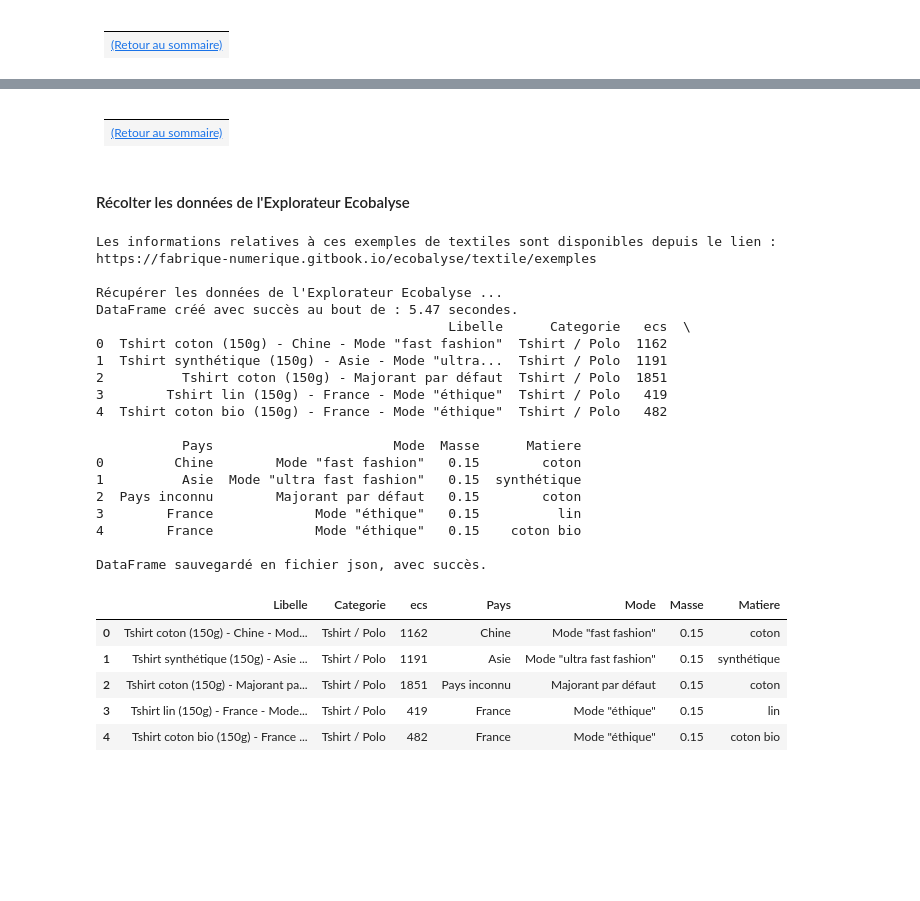
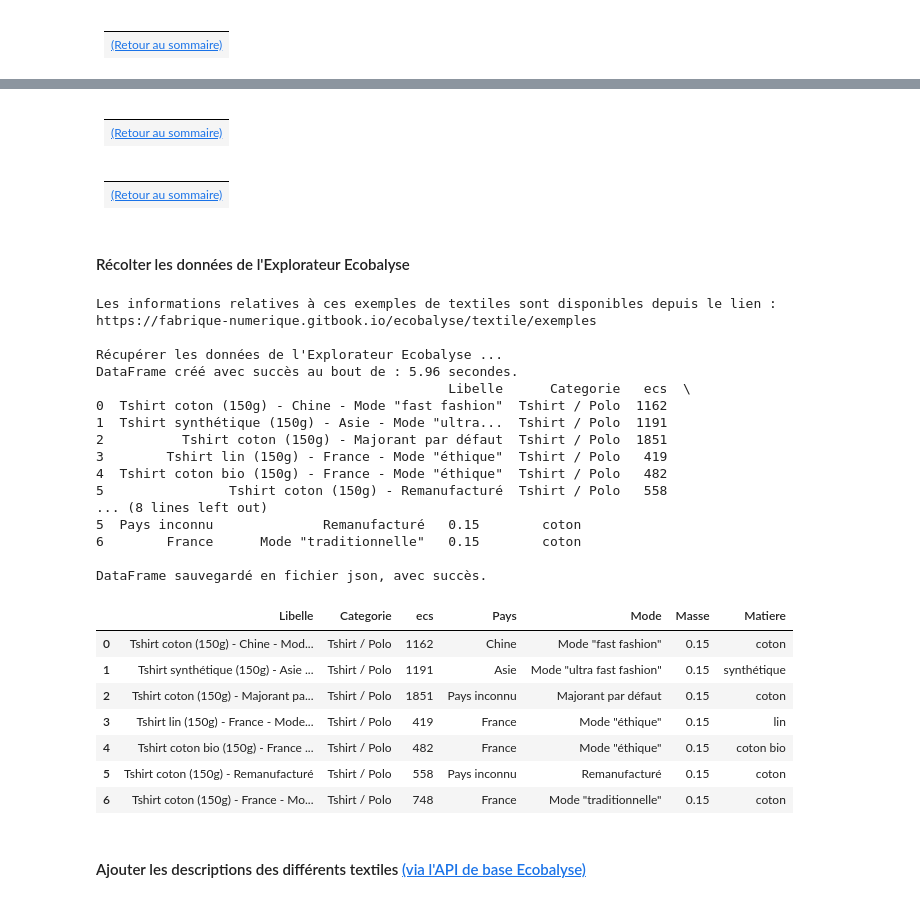
Before and after one commit to dte-thierry/prj_ECOBALYSE, a Jupyter notebook: notebooks/PRJ-ECOBALYSE-01-WEB_SCRAPING1_v0-20.ipynb, the cells around one changed output, grey strips where cells are left out. Saved outputs shown, nothing was run; the diff lists cells and outputs as text; code cells hidden in the pictures; blank space fills up the shorter version.

```diff
--- a/notebooks/PRJ-ECOBALYSE-01-WEB_SCRAPING1_v0-20.ipynb
+++ b/notebooks/PRJ-ECOBALYSE-01-WEB_SCRAPING1_v0-20.ipynb
@@ -233,7 +258,7 @@ def diviser_nom(ligne):
 
     Cette fonction prend une chaîne de caractères contenant des informations séparées par des tirets
     et les divise en trois parties : le type, le pays et le mode. Elle traite également les cas où
-    le pays est indiqué comme "Majorant par défaut".
+    le pays est indiqué comme "Majorant par défaut" ou "Remanufacturé".
 
     Paramètres :
     -----------
@@ -253,7 +278,10 @@ def diviser_nom(ligne):
     # Assignation des éléments aux colonnes en tenant compte de l'ordre inverse
     type = elements[0]
     mode = elements[-1]
-    pays = elements[1] if elements[1] != "Majorant par défaut" else "Pays inconnu"
+    # Remplacer "Majorant par défaut" et "Remanufacturé" par "Pays inconnu"
+    if elements[1] in ["Majorant par défaut", "Remanufacturé"]:
+        elements[1] = "Pays inconnu"
+    pays = elements[1]
 
     return pd.Series([type, pays, mode])
 # %% [markdown]
@@ -438,11 +866,15 @@ def get_ecobalyse_datas(url, columns, json_output_path):
+# %% [markdown]
+|                                    |
+|:--:                                |
+| [(Retour au sommaire)](#summaryUp) |
 # %% [markdown]
 |                                    |
 |:--:                                |
 | [(Retour au sommaire)](#summaryUp) |
 # %% [markdown]
-#### <a name="tbm-04-02" />Récolter les données de l'Explorateur Ecobalyse
+#### <a name="tbm-10-02" />Récolter les données de l'Explorateur Ecobalyse
 # %%
-# Récupérer les données de l'Explorateur Ecobalyse via get_ecobalyse_datas()
+# Récupérer les données de l'Explorateur Ecobalyse via : get_ecobalyse_datas()
 url = 'https://ecobalyse.beta.gouv.fr/#/explore/textile'
 columns = ['Nom', 'Categorie', 'ecs', 'pef', '.']
 json_output_path = 'data/PRJ-ECOBALYSE-01-WEB_SCRAPING1_temp1.json'
@@ -452,28 +884,29 @@ Les informations relatives à ces exemples de textiles sont disponibles depuis l
 https://fabrique-numerique.gitbook.io/ecobalyse/textile/exemples
 
 Récupérer les données de l'Explorateur Ecobalyse ...
-DataFrame créé avec succès au bout de : 5.47 secondes.
+DataFrame créé avec succès au bout de : 5.96 secondes.
                                              Libelle      Categorie   ecs  \
 0  Tshirt coton (150g) - Chine - Mode "fast fashion"  Tshirt / Polo  1162
 1  Tshirt synthétique (150g) - Asie - Mode "ultra...  Tshirt / Polo  1191
 2          Tshirt coton (150g) - Majorant par défaut  Tshirt / Polo  1851
 3        Tshirt lin (150g) - France - Mode "éthique"  Tshirt / Polo   419
 4  Tshirt coton bio (150g) - France - Mode "éthique"  Tshirt / Polo   482
-
-           Pays                       Mode  Masse      Matiere
-0         Chine        Mode "fast fashion"   0.15        coton
-1          Asie  Mode "ultra fast fashion"   0.15  synthétique
-2  Pays inconnu        Majorant par défaut   0.15        coton
-3        France             Mode "éthique"   0.15          lin
-4        France             Mode "éthique"   0.15    coton bio
+5                Tshirt coton (150g) - Remanufacturé  Tshirt / Polo   558
+... (8 lines left out)
+5  Pays inconnu              Remanufacturé   0.15        coton
+6        France      Mode "traditionnelle"   0.15        coton
 
 DataFrame sauvegardé en fichier json, avec succès.
 # %%
-df.head()
+df.head(7)
 # %% [output]
 |  | Libelle | Categorie | ecs | Pays | Mode | Masse | Matiere |
 | 0 | Tshirt coton (150g) - Chine - Mod... | Tshirt / Polo | 1162 | Chine | Mode "fast fashion" | 0.15 | coton |
 | 1 | Tshirt synthétique (150g) - Asie ... | Tshirt / Polo | 1191 | Asie | Mode "ultra fast fashion" | 0.15 | synthétique |
 | 2 | Tshirt coton (150g) - Majorant pa... | Tshirt / Polo | 1851 | Pays inconnu | Majorant par défaut | 0.15 | coton |
 | 3 | Tshirt lin (150g) - France - Mode... | Tshirt / Polo | 419 | France | Mode "éthique" | 0.15 | lin |
 | 4 | Tshirt coton bio (150g) - France ... | Tshirt / Polo | 482 | France | Mode "éthique" | 0.15 | coton bio |
+| 5 | Tshirt coton (150g) - Remanufacturé | Tshirt / Polo | 558 | Pays inconnu | Remanufacturé | 0.15 | coton |
+| 6 | Tshirt coton (150g) - France - Mo... | Tshirt / Polo | 748 | France | Mode "traditionnelle" | 0.15 | coton |
+# %% [markdown]
+#### <a name="tbm-10-03" />Ajouter les descriptions des différents textiles [(via l'API de base Ecobalyse)](https://ecobalyse.beta.gouv.fr/#/api)
```
Also changed, not shown: parts of 40 cells of this notebook, 21 other files.
